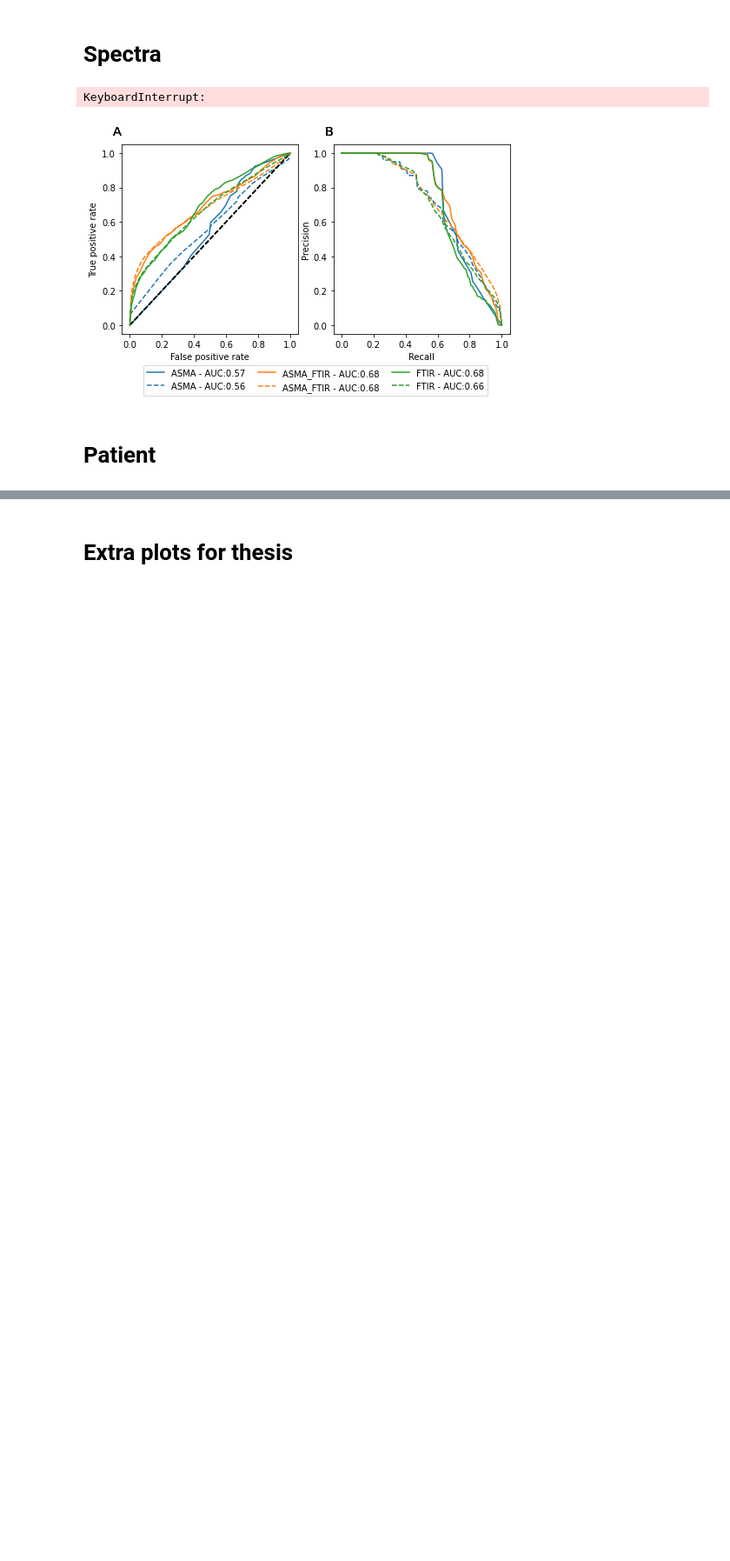
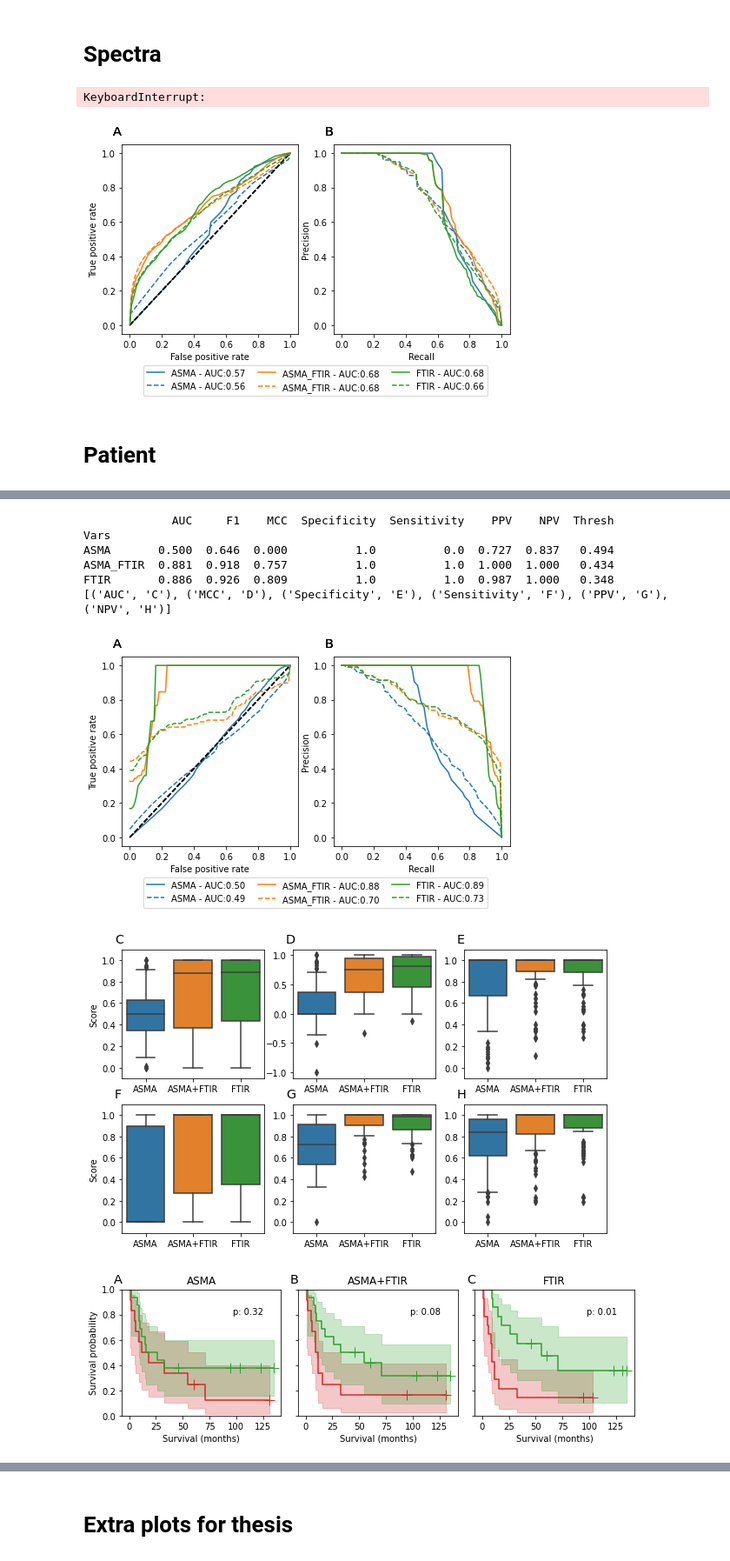
Before and after one commit to c-whitley/PHD, a Jupyter notebook: December_Prognosis/Plotting.ipynb, the cells around one changed output, grey strips where cells are left out. Shown: that part at 87% size. Drawn from its saved outputs; the diff is of its cells as text; code cells hidden in the pictures; blank space fills up the shorter version.

```diff
--- a/December_Prognosis/Plotting.ipynb
+++ b/December_Prognosis/Plotting.ipynb
@@ -140 +140,74 @@ FTIR       0.886  0.536  0.168        0.833        1.000  0.625  0.848   0.345
 [figure]
+# %%
+all_results = {}
+
+for group in ['1yeardeath', '2year', 'Opt_Group']:
+
+    group = 'Opt_Group'
+
+    group_results = {}
+
+    #group = 'Opt_Group'
+    datasets = {key: pd.read_pickle(f'./Results/best_Opt/{group}/{key}/results.pickle') for key in ['ASMA', 'ASMA_FTIR', 'FTIR']}
+    threshs = {key: blp.get_opt_thresh(dataset) for key, dataset in datasets.items()}
+
+    plot_data = blp.data_plot(datasets, patient=True);
+    plot_data.savefig(f'/mnt/c/Users/conor/Git_Projects/PHD/December_Prognosis/Paper_Plots/Patient/Curves/{group}_roc_pr_curves.pdf', bbox_inches='tight')
+
+    # Calculate statistics and save in plots
+    stats = blp.calc_stats(datasets, patient=True, threshold='best')
+    pprint(stats.groupby('Vars').median().round(3))
+    stats.groupby('Vars').median().round(3).to_excel(f'/mnt/c/Users/conor/Git_Projects/PHD/December_Prognosis/Paper_Plots/Patient/Stats/{group}_stats.xlsx')
+    plot_box = blp.box_plot(stats.drop(['F1', 'Thresh'], axis=1))
+    plot_box.savefig(f'/mnt/c/Users/conor/Git_Projects/PHD/December_Prognosis/Paper_Plots/Patient/Stats/{group}_stats.pdf', bbox_inches='tight')
+
+    fig, axes = plt.subplots(ncols=3, figsize=(9,3), sharey=True);
+    fig.subplots_adjust(wspace=0.05)
+
+    #-- KM Plots --#
+
+    for ax, (key, dataset), letter in zip(axes.flatten(), datasets.items(), string.ascii_uppercase):
+
+        dataset.index = dataset.index.set_names('Split',level=0)
+
+        ax.set_title(key.replace('_','+'))
+        ax.set_ylim(0,1)
+        ax.text(-0.05, 1.05, letter, size='x-large', transform=ax.transAxes)
+
+        # Use optimal classification threshold
+        results = blp.lifelines_plots(dataset, patient=True, thresh=stats.groupby('Vars').median()['Thresh'][key], ax=ax, add_risk=False)
+        # Use optimal prognostic threshold
+        #results = blp.lifelines_plots(dataset, patient=True, thresh=threshs[key], ax=ax, add_risk=False)
+
+
+        p = results['Logrank'].p_value
+        if p < 0.005:
+            ax.text(0.7, 0.8, "p: <0.005", size='medium', transform=ax.transAxes)
+        else:
+            ax.text(0.7, 0.8, f"p: {p:0.2f}", size='medium', transform=ax.transAxes)
+
+        group_results[key] = results
+
+    cox_table = pd.concat({key: group_results[key]['Cox'].summary.round(3) for key in ['ASMA', 'ASMA_FTIR', 'FTIR']}).reset_index(level=1, drop=True)
+    cox_table['Hazard ratio'] = cox_table.apply(lambda row: f'{row["exp(coef)"]} ({row["exp(coef) lower 95%"]}-{row["exp(coef) upper 95%"]})', axis=1)
+    cox_table.to_excel(f'/mnt/c/Users/conor/Git_Projects/PHD/December_Prognosis/Paper_Plots/Patient/Surv_Curves/{group}_cox_stats.xlsx')
+
+    with open(f'/mnt/c/Users/conor/Git_Projects/PHD/December_Prognosis/Paper_Plots/Patient/{group}_prognosis_results.pkl', 'wb') as file:
+
+        pickle.dump(file=file, obj=group_results)
+
+
+    all_results[group] = group_results
+
+    fig.savefig(f'/mnt/c/Users/conor/Git_Projects/PHD/December_Prognosis/Paper_Plots/Patient/Surv_Curves/{group}_surv_curve.pdf', bbox_inches='tight')
+    break
+# %% [output]
+             AUC     F1    MCC  Specificity  Sensitivity    PPV    NPV  Thresh
+Vars
+ASMA       0.500  0.646  0.000          1.0          0.0  0.727  0.837   0.494
+ASMA_FTIR  0.881  0.918  0.757          1.0          1.0  1.000  1.000   0.434
+FTIR       0.886  0.926  0.809          1.0          1.0  0.987  1.000   0.348
+[('AUC', 'C'), ('MCC', 'D'), ('Specificity', 'E'), ('Sensitivity', 'F'), ('PPV', 'G'), ('NPV', 'H')]
+[figure, added]
+[figure, added]
+[figure, added]
```
Also changed, not shown: parts of 4 cells of this notebook, 7 other files.
